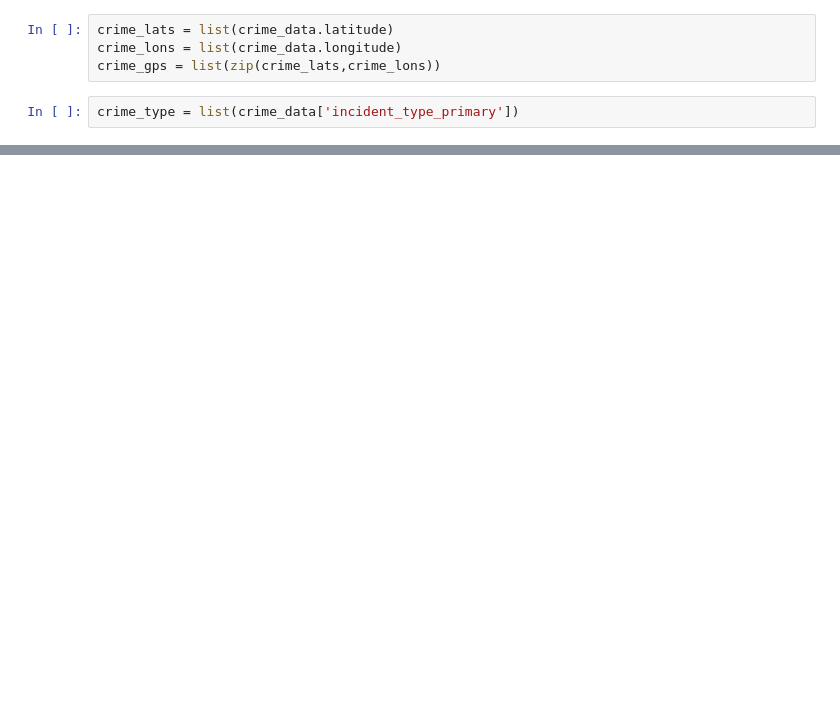
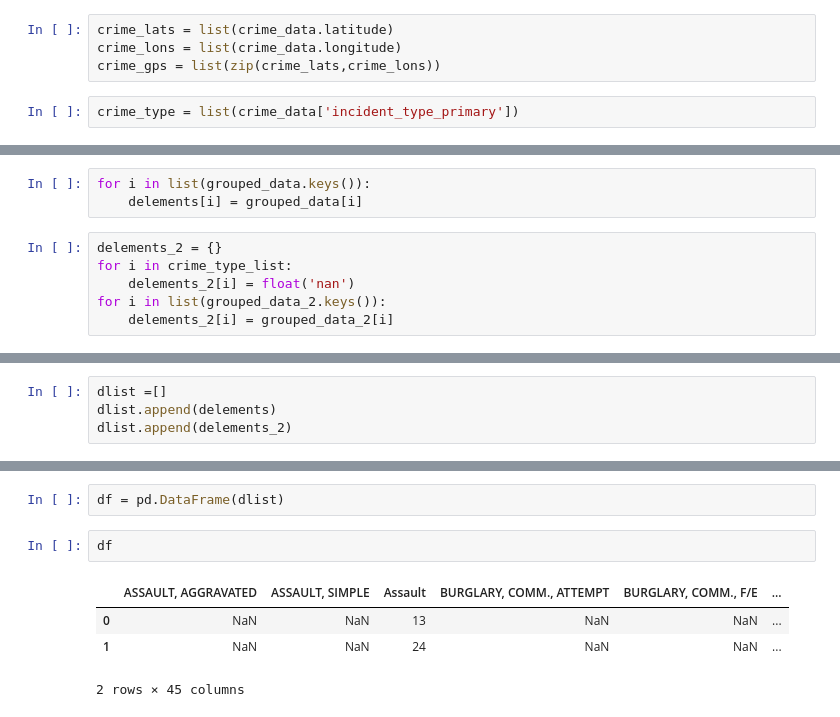
Before and after one commit to hanghu/HomeIn, a Jupyter notebook: preliminary_modules/Count_crime.ipynb, the cells around one changed output, grey strips where cells are left out. Drawn from its saved outputs; the diff is of its cells as text; blank space fills up the shorter version.

```diff
--- a/preliminary_modules/Count_crime.ipynb
+++ b/preliminary_modules/Count_crime.ipynb
@@ -53,0 +93,9 @@ plt.xticks(range(len(counted_type)), counted_type.keys())
+# %%
+for i in list(grouped_data.keys()):
+    delements[i] = grouped_data[i]
+# %%
+delements_2 = {}
+for i in crime_type_list:
+    delements_2[i] = float('nan')
+for i in list(grouped_data_2.keys()):
+    delements_2[i] = grouped_data_2[i]
@@ -53,0 +122,4 @@ plt.xticks(range(len(counted_type)), counted_type.keys())
+# %%
+dlist =[]
+dlist.append(delements)
+dlist.append(delements_2)
@@ -53,0 +146,9 @@ plt.xticks(range(len(counted_type)), counted_type.keys())
+# %%
+df = pd.DataFrame(dlist)
+# %%
+df
+# %% [output]
+|  | ASSAULT, AGGRAVATED | ASSAULT, SIMPLE | Assault | BURGLARY, COMM., ATTEMPT | BURGLARY, COMM., F/E | ... |
+| 0 | NaN | NaN | 13 | NaN | NaN | ... |
+| 1 | NaN | NaN | 24 | NaN | NaN | ... |
+2 rows × 45 columns
```
Also changed, not shown: parts of 25 cells of this notebook, 4 other files.
